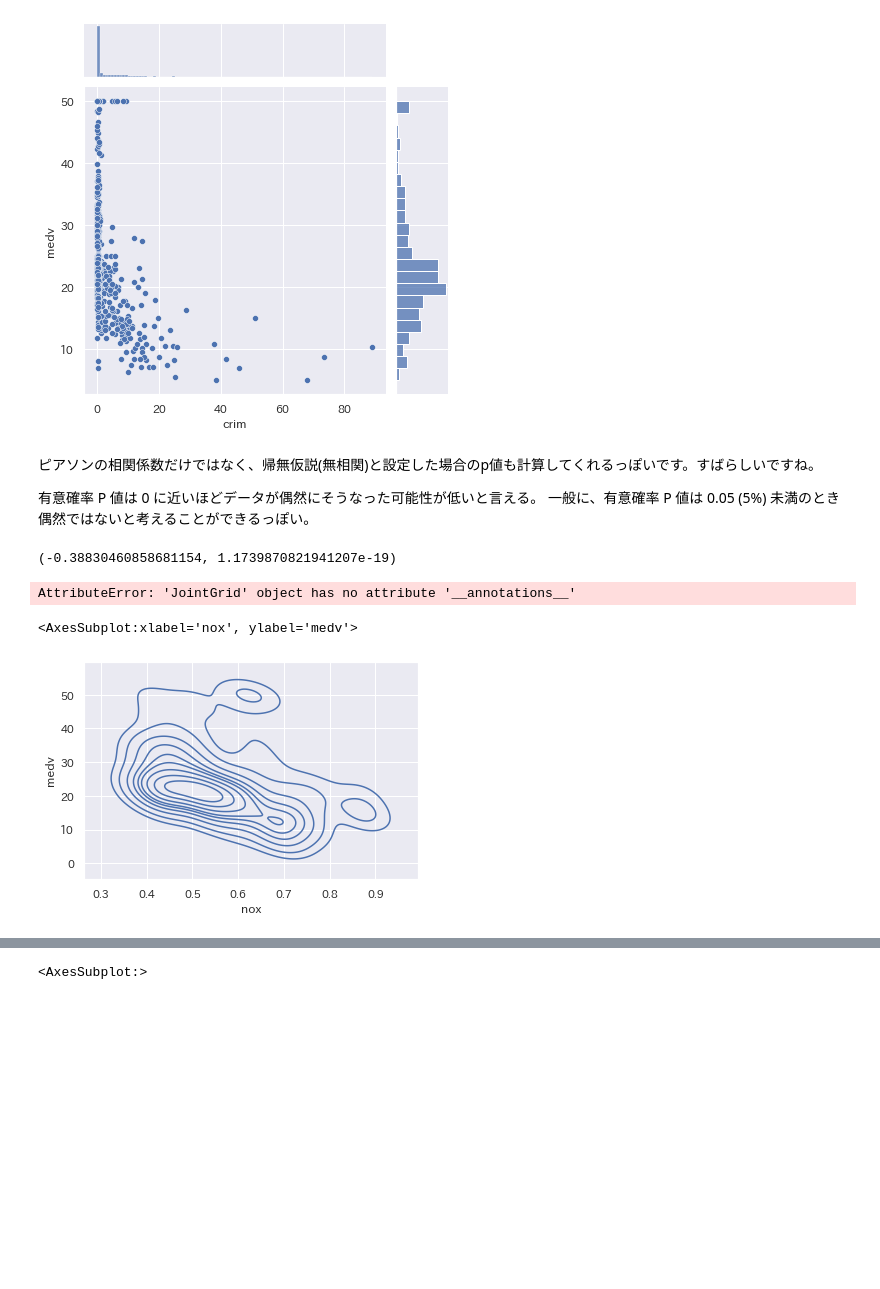
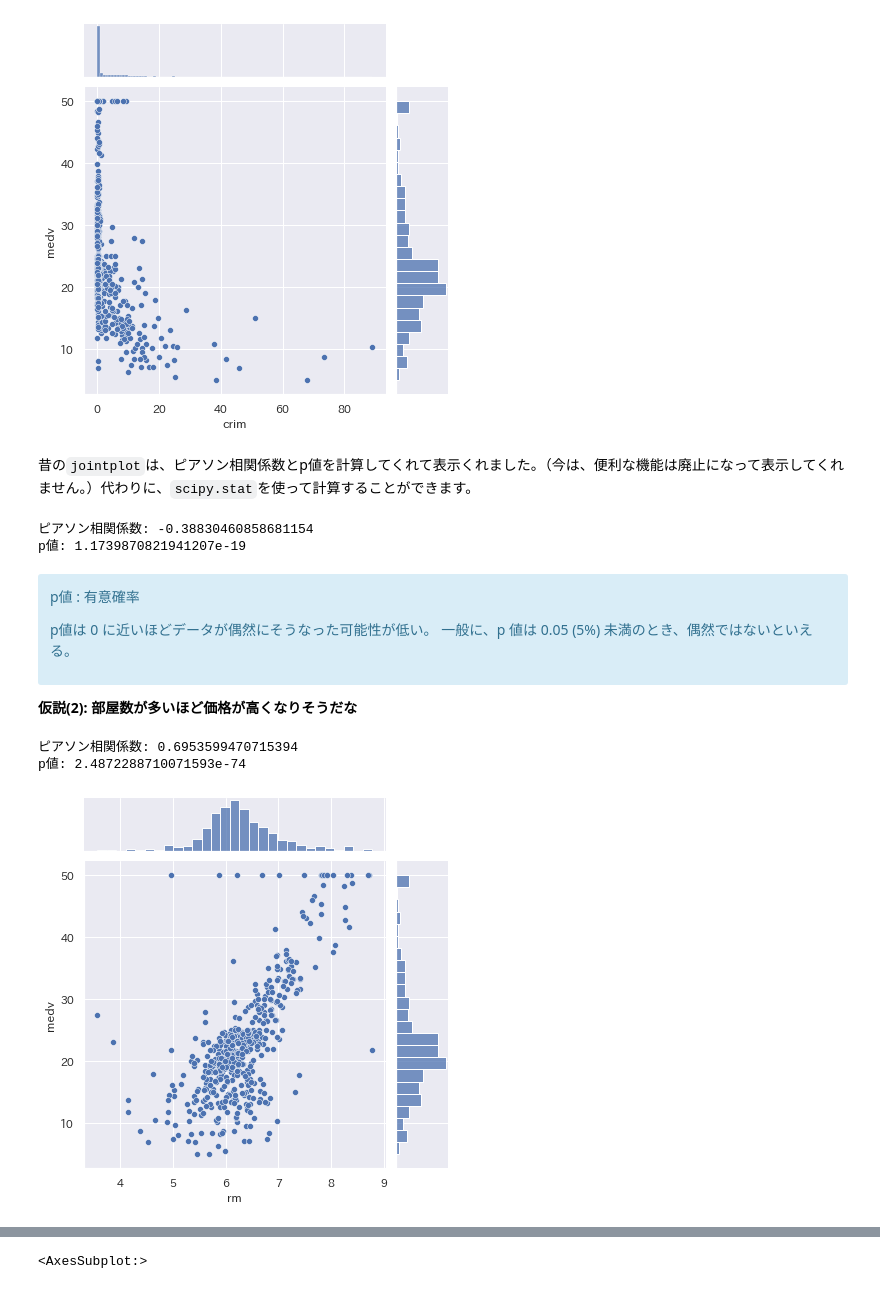
Before and after one commit to KuramitsuLab/kolab, a Jupyter notebook: src_ds/ds07reg.ipynb, the cells around one changed output, grey strips where cells are left out. Saved outputs shown, nothing was run; the diff lists cells and outputs as text; code cells hidden in the pictures; blank space fills up the shorter version.

Commit message:
updated data science

```diff
--- a/src_ds/ds07reg.ipynb
+++ b/src_ds/ds07reg.ipynb
@@ -399,21 +465,38 @@ sns.jointplot(x="crim",y="medv",data=data)
 # %% [output]
 <seaborn.axisgrid.JointGrid at 0x...>
 [figure]
+# %% [markdown]
+昔の`jointplot`は、ピアソン相関係数とp値を計算してくれて表示くれました。（今は、便利な機能は廃止になって表示してくれません。）代わりに、`scipy.stat`を使って計算することができます。
+# %%
+from scipy.stats import pearsonr
+corr = pearsonr(data['crim'], data['medv'])
+print('ピアソン相関係数:', corr[0])
+print('p値:', corr[1])
+# %% [output]
+ピアソン相関係数: -0.38830460858681154
+p値: 1.1739870821941207e-19
 # %% [markdown]
+
+<!--
 ピアソンの相関係数だけではなく、帰無仮説(無相関)と設定した場合のp値も計算してくれるっぽいです。すばらしいですね。
+-->
 
-有意確率 P 値は 0 に近いほどデータが偶然にそうなった可能性が低いと言える。 一般に、有意確率 P 値は 0.05 (5%) 未満のとき偶然ではないと考えることができるっぽい。
+<div class="alert alert-info">
+
+p値 : 有意確率
+
+p値は 0 に近いほどデータが偶然にそうなった可能性が低い。
+一般に、p 値は 0.05 (5%) 未満のとき、偶然ではないといえる。
+
+</div>
+
+__仮説(2): 部屋数が多いほど価格が高くなりそうだな__
-# %%
-from scipy.stats import pearsonr
-pearsonr(data['crim'], data['medv'])
-# %% [output]
-(-0.38830460858681154, 1.1739870821941207e-19)
 # %%
 sns.jointplot(x='rm', y='medv', data=data)
+corr = pearsonr(data['rm'], data['medv'])
+print('ピアソン相関係数:', corr[0])
+print('p値:', corr[1])
 # %% [output]
-AttributeError: 'JointGrid' object has no attribute '__annotations__'
+ピアソン相関係数: 0.6953599470715394
+p値: 2.4872288710071593e-74
+[figure, added]
-# %%
-sns.kdeplot(data["nox"], data["medv"])
-# %% [output]
-<AxesSubplot:xlabel='nox', ylabel='medv'>
-[figure, removed]
```
Also changed, not shown: parts of 63 cells of this notebook, 12 other files.
